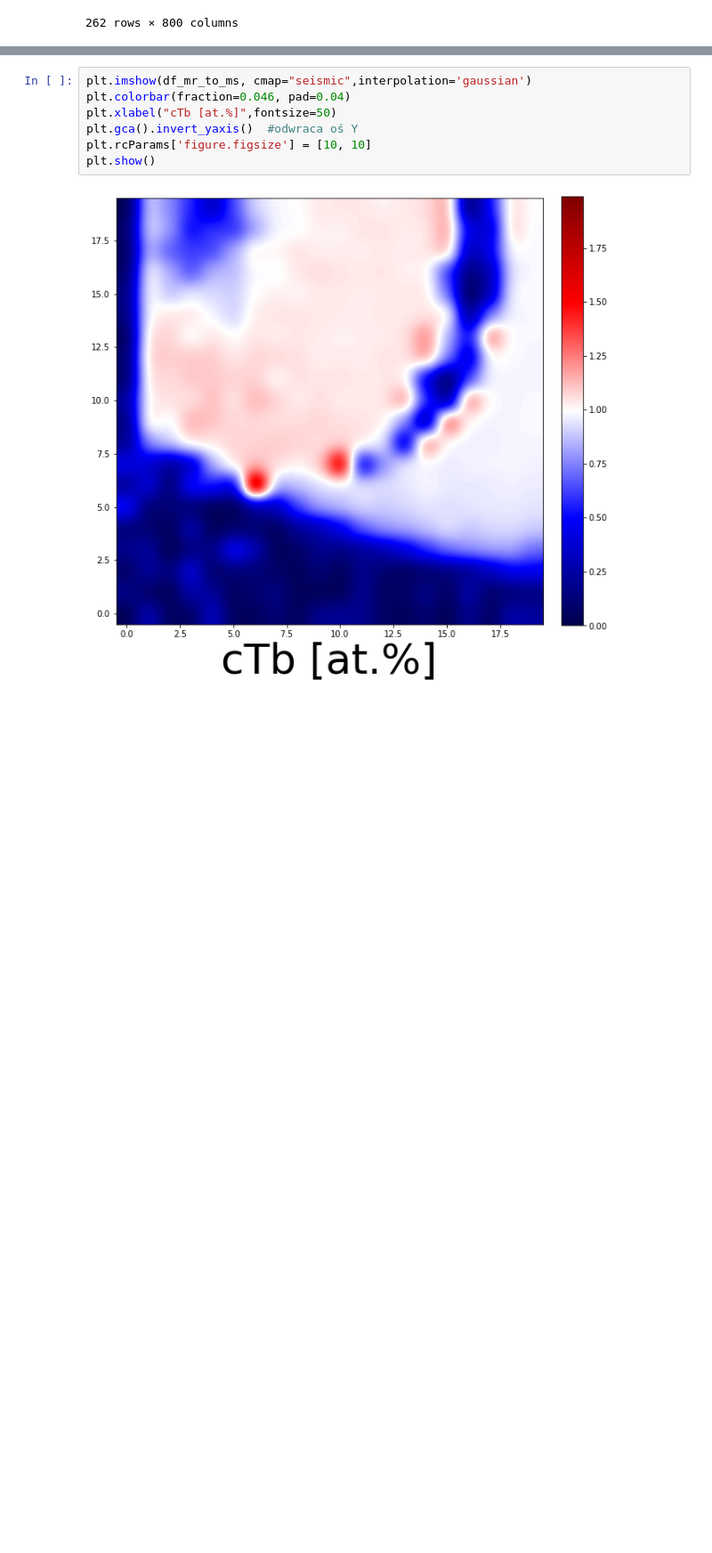
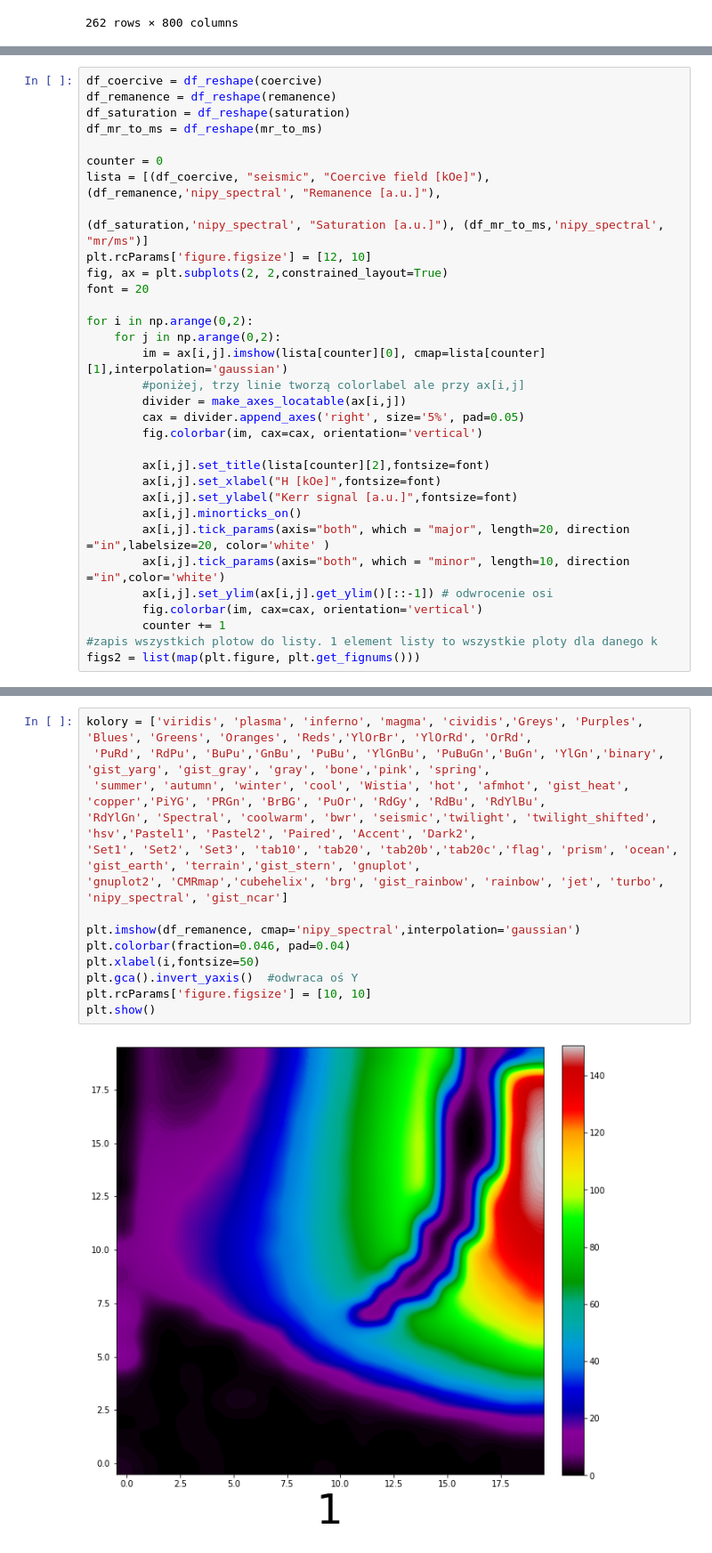
Before and after one commit to LukaszFrackowiak/PyHist, a Jupyter notebook: Pyhist.ipynb, the cells around one changed output, grey strips where cells are left out. Shown at 89% size. Saved outputs shown, nothing was run; the diff lists cells and outputs as text; blank space fills up the shorter version.

```diff
--- a/Pyhist.ipynb
+++ b/Pyhist.ipynb
@@ -127,2 +132,34 @@ for k in np.arange(math.ceil(len(files)/(ncols*nrows))):
 #zapis wszystkich plotow do listy. 1 element listy to wszystkie ploty dla danego k
 figs = list(map(plt.figure, plt.get_fignums()))
+# %%
+df_coercive = df_reshape(coercive)
+df_remanence = df_reshape(remanence)
+df_saturation = df_reshape(saturation)
+df_mr_to_ms = df_reshape(mr_to_ms)
+
+counter = 0
+lista = [(df_coercive, "seismic", "Coercive field [kOe]"), (df_remanence,'nipy_spectral', "Remanence [a.u.]"),
+                                                            (df_saturation,'nipy_spectral', "Saturation [a.u.]"), (df_mr_to_ms,'nipy_spectral', "mr/ms")]
+plt.rcParams['figure.figsize'] = [12, 10]
+fig, ax = plt.subplots(2, 2,constrained_layout=True)
+font = 20
+
+for i in np.arange(0,2):
+    for j in np.arange(0,2):
+        im = ax[i,j].imshow(lista[counter][0], cmap=lista[counter][1],interpolation='gaussian')
+        #poniżej, trzy linie tworzą colorlabel ale przy ax[i,j]
+        divider = make_axes_locatable(ax[i,j])
+        cax = divider.append_axes('right', size='5%', pad=0.05)
+        fig.colorbar(im, cax=cax, orientation='vertical')
+
+        ax[i,j].set_title(lista[counter][2],fontsize=font)
+        ax[i,j].set_xlabel("H [kOe]",fontsize=font)
+        ax[i,j].set_ylabel("Kerr signal [a.u.]",fontsize=font)
+        ax[i,j].minorticks_on()
+        ax[i,j].tick_params(axis="both", which = "major", length=20, direction ="in",labelsize=20, color='white' )
+        ax[i,j].tick_params(axis="both", which = "minor", length=10, direction ="in",color='white')
+        ax[i,j].set_ylim(ax[i,j].get_ylim()[::-1]) # odwrocenie osi
+        fig.colorbar(im, cax=cax, orientation='vertical')
+        counter += 1
+#zapis wszystkich plotow do listy. 1 element listy to wszystkie ploty dla danego k
+figs2 = list(map(plt.figure, plt.get_fignums()))
@@ -142,10 +176,17 @@ df_mr_to_ms = df_reshape(mr_to_ms)
 # %%
-plt.imshow(df_mr_to_ms, cmap="seismic",interpolation='gaussian')
+kolory = ['viridis', 'plasma', 'inferno', 'magma', 'cividis','Greys', 'Purples', 'Blues', 'Greens', 'Oranges', 'Reds','YlOrBr', 'YlOrRd', 'OrRd',
+ 'PuRd', 'RdPu', 'BuPu','GnBu', 'PuBu', 'YlGnBu', 'PuBuGn','BuGn', 'YlGn','binary', 'gist_yarg', 'gist_gray', 'gray', 'bone','pink', 'spring',
+ 'summer', 'autumn', 'winter', 'cool', 'Wistia', 'hot', 'afmhot', 'gist_heat', 'copper','PiYG', 'PRGn', 'BrBG', 'PuOr', 'RdGy', 'RdBu', 'RdYlBu',
+'RdYlGn', 'Spectral', 'coolwarm', 'bwr', 'seismic','twilight', 'twilight_shifted', 'hsv','Pastel1', 'Pastel2', 'Paired', 'Accent', 'Dark2',
+'Set1', 'Set2', 'Set3', 'tab10', 'tab20', 'tab20b','tab20c','flag', 'prism', 'ocean', 'gist_earth', 'terrain','gist_stern', 'gnuplot',
+'gnuplot2', 'CMRmap','cubehelix', 'brg', 'gist_rainbow', 'rainbow', 'jet', 'turbo', 'nipy_spectral', 'gist_ncar']
+
+plt.imshow(df_remanence, cmap='nipy_spectral',interpolation='gaussian')
 plt.colorbar(fraction=0.046, pad=0.04)
-plt.xlabel("cTb [at.%]",fontsize=50)
+plt.xlabel(i,fontsize=50)
 plt.gca().invert_yaxis()  #odwraca oś Y
 plt.rcParams['figure.figsize'] = [10, 10]
 plt.show()
 # %% [output]
-[figure, old version]
+[figure, new version]
 # %%
```
Also changed, not shown: parts of 7 cells of this notebook.
